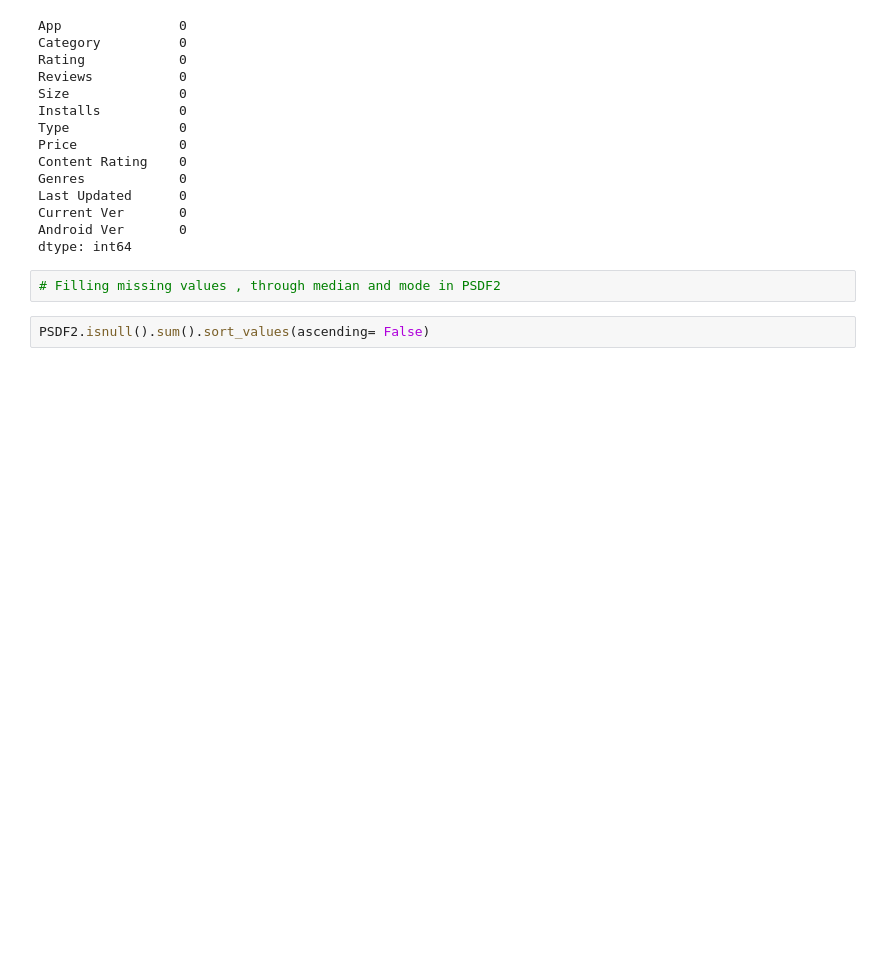
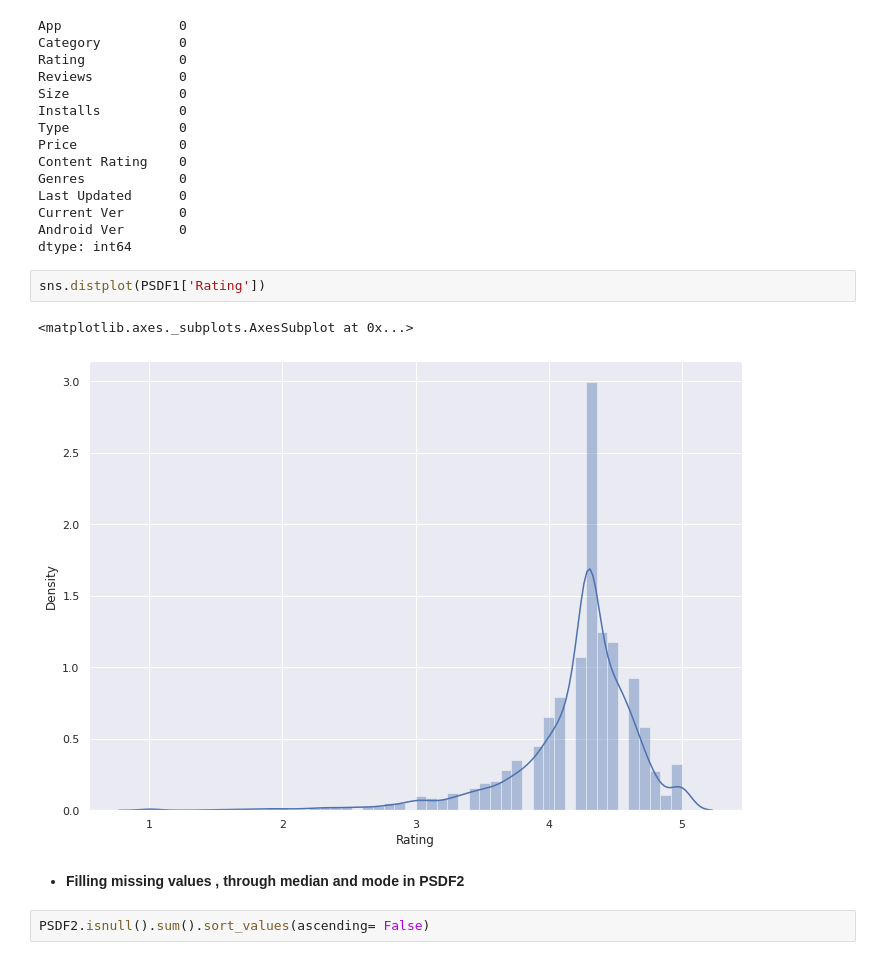
Before and after one commit to DrBharathiTC/Play_store-app-review-analysis-Capstone-project, a Jupyter notebook: Play_Store_App_Review_Analysis_EDA_Capstone.ipynb, the cells around one changed output. Cells and saved outputs as stored; diff of their text form; blank space fills up the shorter version.

```diff
--- a/Play_Store_App_Review_Analysis_EDA_Capstone.ipynb
+++ b/Play_Store_App_Review_Analysis_EDA_Capstone.ipynb
@@ -441,8 +493,13 @@ Last Updated      0
 Current Ver       0
 Android Ver       0
 dtype: int64
-# %%
-# Filling missing values , through median and mode in PSDF2
+# %%
+sns.distplot(PSDF1['Rating'])
+# %% [output]
+<matplotlib.axes._subplots.AxesSubplot at 0x...>
+[figure, added]
+# %% [markdown]
+* **Filling missing values , through median and mode in PSDF2**
 # %%
 PSDF2.isnull().sum().sort_values(ascending= False)
 # %% [output]
```
Also changed, not shown: parts of 53 cells of this notebook.
